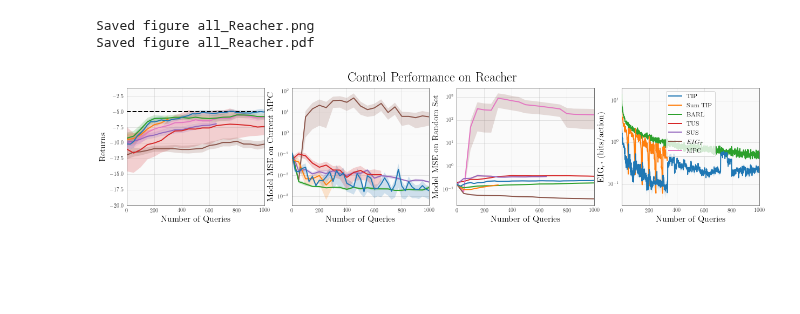
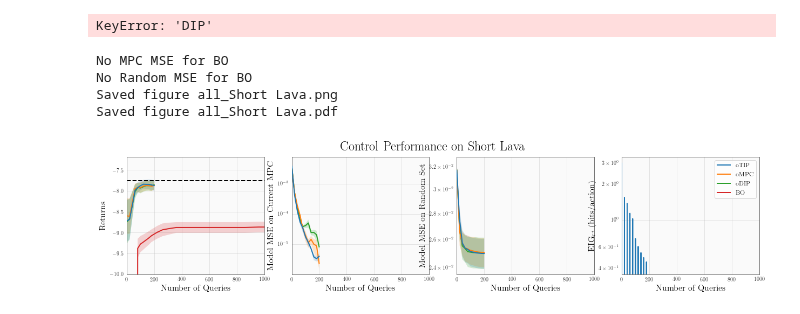
Before and after one commit to fusion-ml/trajectory-information-rl, a Jupyter notebook: notebooks/plot_returns.ipynb, the cells around one changed output. Drawn from its saved outputs; the diff is of its cells as text; code cells hidden in the pictures; blank space fills up the shorter version.

```diff
--- a/notebooks/plot_returns.ipynb
+++ b/notebooks/plot_returns.ipynb
@@ -203,7 +203,7 @@ plasma_tracking_paths = {
         # 'BARL (new)': 'new_plasma_tracking_2021-10-11/13-31-22/',
         # 'RQMPC': ''
         'MPC': 'mbrl_plasma_tracking_2021-10-03/13-03-07/',
-        r'$EIG_T$': 'us_plasma_tracking_2021-10-04/07-41-47',
+        r'US': 'us_plasma_tracking_2021-10-04/07-41-47',
         'PETS': 'pets_plasma_tracking_2021-10-01/15-53-40/',
         'SAC': 'sac_plasma_tracking_2021-10-02/23-01-19/',
         'TD3': 'td3_plasma_tracking_2021-10-03/01-05-24/',
@@ -236,7 +236,7 @@ env_time_lengths ={
      'Reacher': 50,
      'Pendulum': 200,
      'Cartpole': 25,
-     'Beta Tracking': 30,
+     r'$\beta$ Tracking': 30,
      r'$\beta$ + Rotation': 20,
      r'$\beta$ Tracking Fixed': 15,
     }
@@ -270,7 +272,7 @@ all_paths = {"Cartpole": cartpole_paths,
             }
 paths = all_paths[env_name]
 gt = {"Pendulum": -200,
-      "Cartpole": -12,
+      "Cartpole": -12.5,
       "Reacher": -5,
       'Lava Path': -30,
       'Short Lava': -7.75,
@@ -286,7 +288,7 @@ gt = {"Pendulum": -200,
 ylim_bottom = {
         "Pendulum": -1500,
         "Cartpole": -25,
-        "Reacher": -20,
+        "Reacher": -15,
         "Lava Path": -3000,
         'Short Lava': -10,
         r"$\beta$ Tracking": -12,
@@ -334,8 +336,8 @@ def process_bac_seeds(path):
         returns.append(seed_returns.mean(axis=1))
         if i == 0:
             data['Eval ndata'] = seed_data['Eval ndata']
-    max_return_length = max([len(ret) for ret in returns])
-    returns = [ret for ret in returns if len(ret) == max_return_length]
+    min_return_length = min([len(ret) for ret in returns])
+    returns = [ret[:min_return_length] for ret in returns]
     returns = np.vstack(returns)
     n_trials = returns.shape[0]
     print(n_trials)
@@ -534,6 +535,10 @@ if smooth_curves:
     for k, v in data.items():
         new_data[k] = smooth_data(v)
     data = new_data
+# %%
+data['DIP'].keys()
+# %% [output]
+KeyError: 'DIP'
 # %%
 fig, [ax1, ax2, ax3, ax4] = plt.subplots(1, 4, figsize=(21, 4))
 min_ndata = np.inf
@@ -543,9 +548,9 @@ for i, (key, vals) in enumerate(data.items()):
     rstderr = vals["Eval Std Returns"]
     ndata = vals['Eval ndata']
     if max(ndata)  < min_ndata:
-        min_ndata = 1000 # max(ndata)
-    ax1.plot(ndata, rmean, label=key, zorder=100 - i)
-    ax1.fill_between(ndata, rmean - rstderr, rmean + rstderr, alpha=0.2)
+        min_ndata = 1000#  max(ndata)
+    ax1.plot(ndata[:len(rmean)], rmean, label=key, zorder=100 - i)
+    ax1.fill_between(ndata[:len(rmean)], rmean - rstderr, rmean + rstderr, alpha=0.2)
     ylim_top = (gt_val - bottom_val) * 0.25 + gt_val
     ax1.set_ylim(bottom_val, ylim_top)
     if 'Model MSE' in vals:
@@ -554,11 +559,16 @@ for i, (key, vals) in enumerate(data.items()):
     elif 'Model MSE (current MPC)' in vals:
         mses = vals['Model MSE (current MPC)']
         ax2.plot(ndata[:len(mses)], mses, label=key)
+    elif 'Model MSE (current real MPC)' in vals:
+        mses = vals['Model MSE (current real MPC)']
+        ax2.plot(ndata[:len(mses)], mses, label=key)
     elif "Mean MPC MSEs" in vals:
         mses = vals["Mean MPC MSEs"]
         stds = vals["Std MPC MSEs"]
         ax2.plot(ndata[:len(mses)], mses, label=key, zorder=100-i)
         ax2.fill_between(ndata[:len(mses)], mses - stds, mses + stds, alpha=0.2)
+    else:
+        print(f"No MPC MSE for {key}")
     if 'Model MSE (random test set)' in vals:
         mses = vals['Model MSE (random test set)']
         ax3.plot(ndata[:len(mses)], mses, label=key)
@@ -567,6 +577,8 @@ for i, (key, vals) in enumerate(data.items()):
         stds = vals["Std Random MSEs"]
         ax3.plot(ndata[:len(mses)], mses, label=key, zorder=100-i)
         ax3.fill_between(ndata[:len(mses)], mses - stds, mses + stds, alpha=0.2)
+    else:
+        print(f"No Random MSE for {key}")
     if 'Acquisition Function Value' in vals:
         acqs = vals['Acquisition Function Value']
         if normalize_information and key in rollout_methods:
@@ -587,36 +599,38 @@ for i, (key, vals) in enumerate(data.items()):
 
 crop_to_min_data = True
 if crop_to_min_data:
     for ax in [ax1, ax2, ax3, ax4]:
         ax.set_xlim(0, min_ndata)
 
 ax1.set_xlabel('Number of Queries', fontsize=16)
 ax1.set_ylabel('Returns', fontsize=16)
 ax1.axhline(gt_val, color='black', linestyle='--', label=r'$\pi_T$')
 ax4.legend(prop={"size": 12}, facecolor="white").set_zorder(101)
 ax2.set_xlabel('Number of Queries', fontsize=16)
 ax2.set_ylabel('Model MSE on Current MPC', fontsize=16)
 ax3.set_ylabel("Model MSE on Random Set", fontsize=16)
 ax3.set_xlabel('Number of Queries', fontsize=16)
 ax4.set_xlabel('Number of Queries', fontsize=16)
 if normalize_information:
     label = r'$\EIG_{\tau^*}$ (bits/action)'
 else:
     label = r'$\EIG_{\tau^*}$'
 ax4.set_ylabel(label, fontsize=16)
 if env_name == 'Lava Path':
     ax1.set_ylim(-1000, 0)
 ax2.set_yscale('log')
 ax3.set_yscale('log')
 ax4.set_yscale('log')
 #ax1.set_xscale('log')
 
 fig.suptitle(f"Control Performance on {env_name}", fontsize=24)
 neatplot.save_figure(f"all_{env_name}", ["png", "pdf"])
 # %% [output]
-Saved figure all_Reacher.png
-Saved figure all_Reacher.pdf
+No MPC MSE for BO
+No Random MSE for BO
+Saved figure all_Short Lava.png
+Saved figure all_Short Lava.pdf
-[figure, old version]
+[figure, new version]
 # %%
 fig, ax = plt.subplots(figsize=(12, 9))
 for i, (key, vals) in enumerate(data.items()):
```
Also changed, not shown: parts of 19 cells of this notebook, 1 other file.
